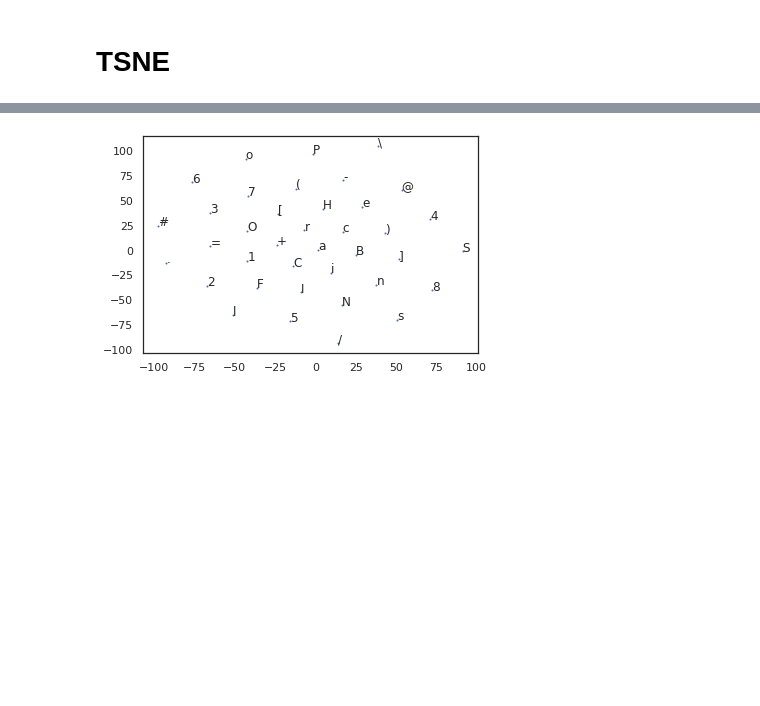
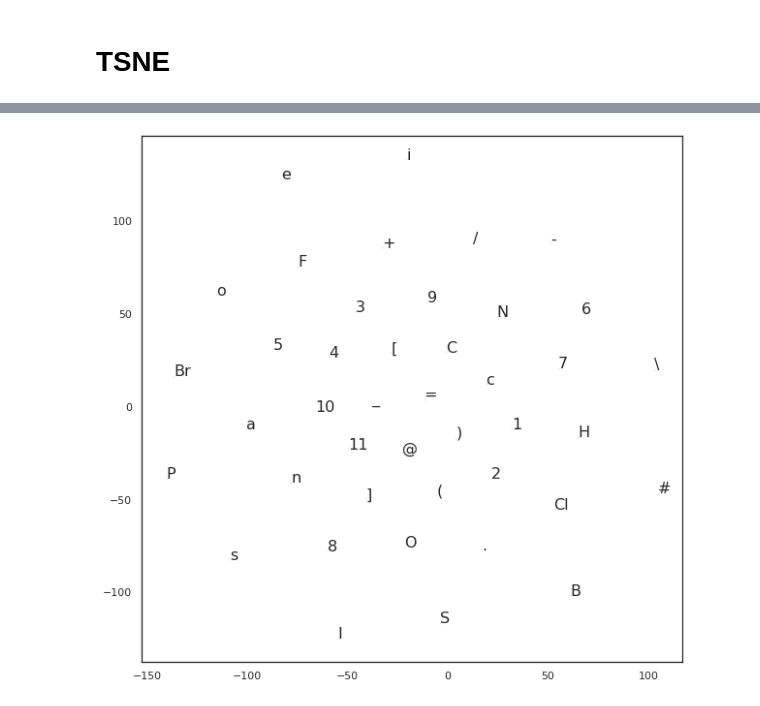
Before and after one commit to jganzabal/bioinformatics_tests, a Jupyter notebook: 004_train_CNN.ipynb, the cells around one changed output, grey strips where cells are left out. Cells and saved outputs as stored; diff of their text form; code cells hidden in the pictures; blank space fills up the shorter version.

```diff
--- a/004_train_CNN.ipynb
+++ b/004_train_CNN.ipynb
@@ -174,7 +166,10 @@ def text_cnn(sequence_length, vocab_size, embedding_size,
 # %%
 FILTER_SIZES = (3, 4, 5)
 NUM_FILTERS = 128
-max_sequence_len = X_seq_pad.shape[1]
-vocab_size = len(tk.word_index)
-embeddings_size = 128
-model = text_cnn(max_sequence_len, vocab_size + 1, embeddings_size, FILTER_SIZES, NUM_FILTERS, None, drop_out=0, l2_reg_lambda=0)
+vocab_size = len(smiles_dict)
+embeddings_size = 128 # 2
+# model = text_cnn(max_sequence_len, vocab_size + 1, embeddings_size, FILTER_SIZES, NUM_FILTERS, None, drop_out=0, l2_reg_lambda=0, dense_hidden_size=50)
+# model.summary()
+# %%
+model = text_cnn_1d(max_sequence_len, vocab_size, embeddings_size, FILTER_SIZES, NUM_FILTERS)
+model.summary()
@@ -237,6 +232,6 @@ model.compile(optimizer=Adam(learning_rate=0.0001), loss='mse', metrics=[R2])
 # %%
 mcp = ModelCheckpoint('models/best_model_{epoch}', save_best_only=True, save_format="h5")
 # %%
-history = model.fit(X_train, y_train, epochs=10, batch_size=128, validation_data=(X_test, y_test), callbacks=[])
+history = model.fit(dgen_train, epochs=10, validation_data=dgen_test)
 # %% [output]
 Epoch 1/10
@@ -323,9 +332,14 @@ embedings.shape
 # %%
-tsne = TSNE(2)
-X_2d = tsne.fit_transform(embedings)
+if embedings.shape[1] == 2:
+    print('TSNE not necesary. Already in R2')
+    X_2d = embedings.copy()
+else:
+    tsne = TSNE(2)
+    X_2d = tsne.fit_transform(embedings)
 # %%
-plt.scatter(X_2d[:, 0], X_2d[:, 1], s=1)
-for i, t in enumerate(tk.word_index):
-    plt.text(X_2d[i, 0], X_2d[i, 1], t)
+plt.figure(figsize=(10,10))
+plt.scatter(X_2d[:, 0], X_2d[:, 1], s=1, alpha=0.1)
+for i, t in enumerate(smiles_dict):
+    plt.text(X_2d[i, 0], X_2d[i, 1], t, fontsize=16)
 # %% [output]
-[figure, old version]
+[figure, new version]
```
Also changed, not shown: parts of 49 cells of this notebook, 6 other files.
